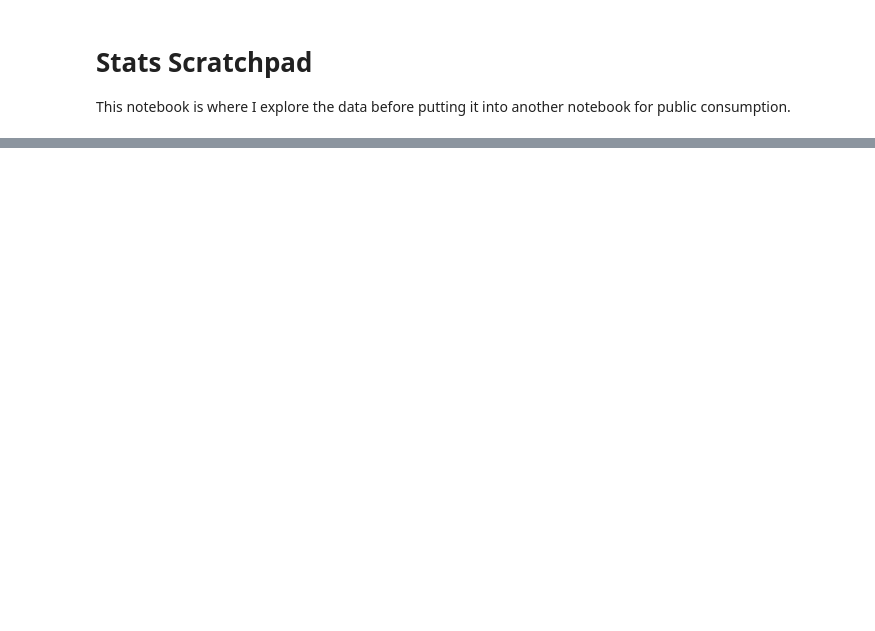
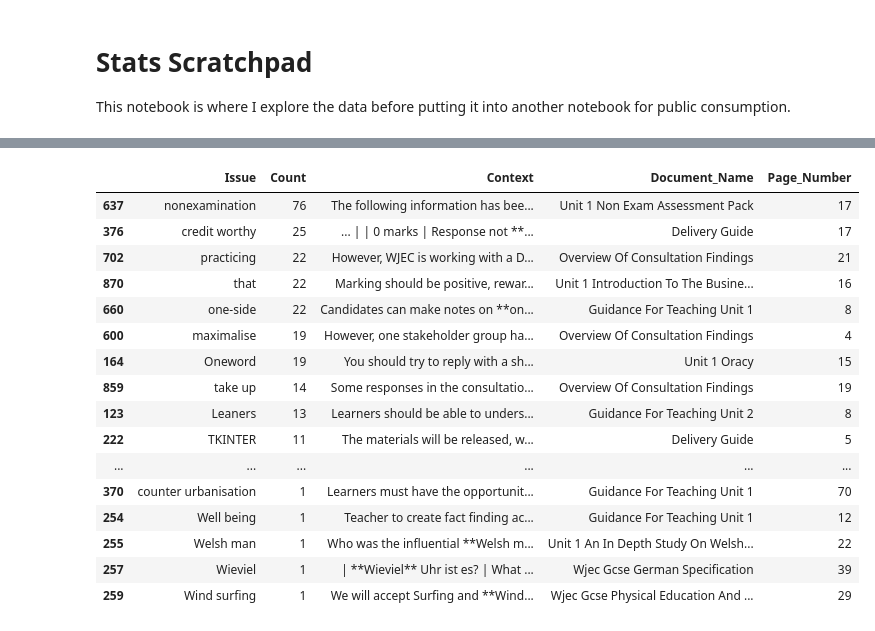
Before and after one commit to h-arnold/ProofreaderBot, a Jupyter notebook: notebooks/stats_scratchpad.ipynb, the cells around one changed output, grey strips where cells are left out. Cells and saved outputs as stored; diff of their text form; code cells hidden in the pictures; blank space fills up the shorter version.

```diff
--- a/notebooks/stats_scratchpad.ipynb
+++ b/notebooks/stats_scratchpad.ipynb
@@ -113,0 +8,41 @@ Displaying 1395 rows with columns: ['Issue', 'Context', 'Confidence Score']
+# %%
+# Show all rows in the output
+import pandas as pd
+pd.set_option('display.max_rows', None)
+
+# Filter for 'Spelling' issues
+df_spelling = issues[issues['Issue Category'] == 'Spelling']
+
+# Get count and first context info for each unique issue
+summary = (
+    df_spelling.groupby('Issue').agg(
+        Count=('Issue', 'size'),
+        Context=('Context', 'first'),
+        Document_Name=('Document Name', 'first'),
+        Page_Number=('Page Number', 'first')
+    )
+    .reset_index()
+)
+
+# Sort by count descending
+summary = summary.sort_values(by='Count', ascending=False)
+
+display(summary)
+# %% [output]
+|  | Issue | Count | Context | Document_Name | Page_Number |
+| 637 | nonexamination | 76 | The following information has bee... | Unit 1 Non Exam Assessment Pack | 17 |
+| 376 | credit worthy | 25 | ... | | 0 marks | Response not **... | Delivery Guide | 17 |
+| 702 | practicing | 22 | However, WJEC is working with a D... | Overview Of Consultation Findings | 21 |
+| 870 | that | 22 | Marking should be positive, rewar... | Unit 1 Introduction To The Busine... | 16 |
+| 660 | one-side | 22 | Candidates can make notes on **on... | Guidance For Teaching Unit 1 | 8 |
+| 600 | maximalise | 19 | However, one stakeholder group ha... | Overview Of Consultation Findings | 4 |
+| 164 | Oneword | 19 | You should try to reply with a sh... | Unit 1 Oracy | 15 |
+| 859 | take up | 14 | Some responses in the consultatio... | Overview Of Consultation Findings | 19 |
+| 123 | Leaners | 13 | Learners should be able to unders... | Guidance For Teaching Unit 2 | 8 |
+| 222 | TKINTER | 11 | The materials will be released, w... | Delivery Guide | 5 |
+| ... | ... | ... | ... | ... | ... |
+| 370 | counter urbanisation | 1 | Learners must have the opportunit... | Guidance For Teaching Unit 1 | 70 |
+| 254 | Well being | 1 | Teacher to create fact finding ac... | Guidance For Teaching Unit 1 | 12 |
+| 255 | Welsh man | 1 | Who was the influential **Welsh m... | Unit 1 An In Depth Study On Welsh... | 22 |
+| 257 | Wieviel | 1 | | **Wieviel** Uhr ist es? | What ... | Wjec Gcse German Specification | 39 |
+| 259 | Wind surfing | 1 | We will accept Surfing and **Wind... | Wjec Gcse Physical Education And ... | 29 |
```
Also changed, not shown: parts of 2 cells of this notebook, 2 other files.
